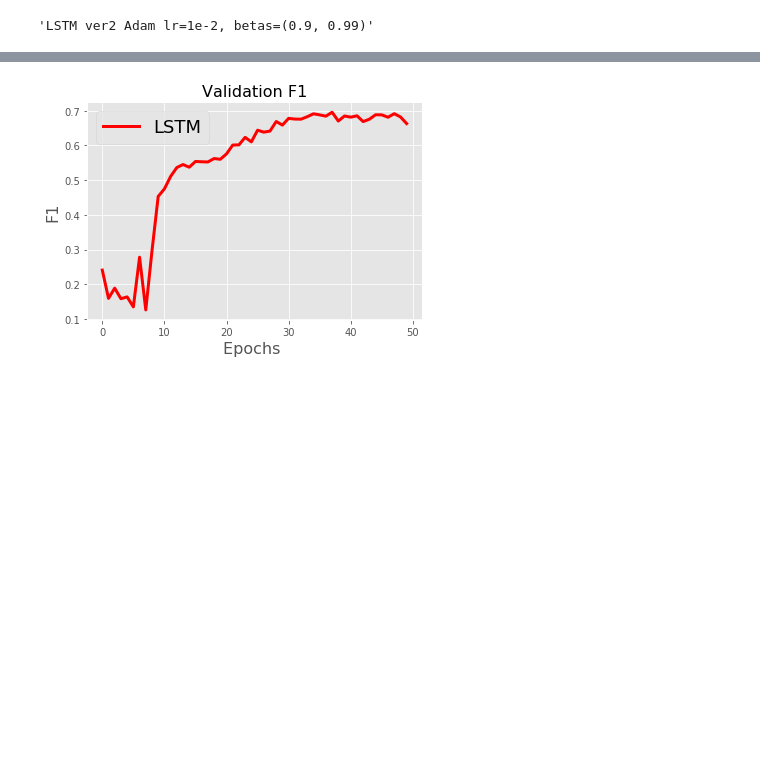
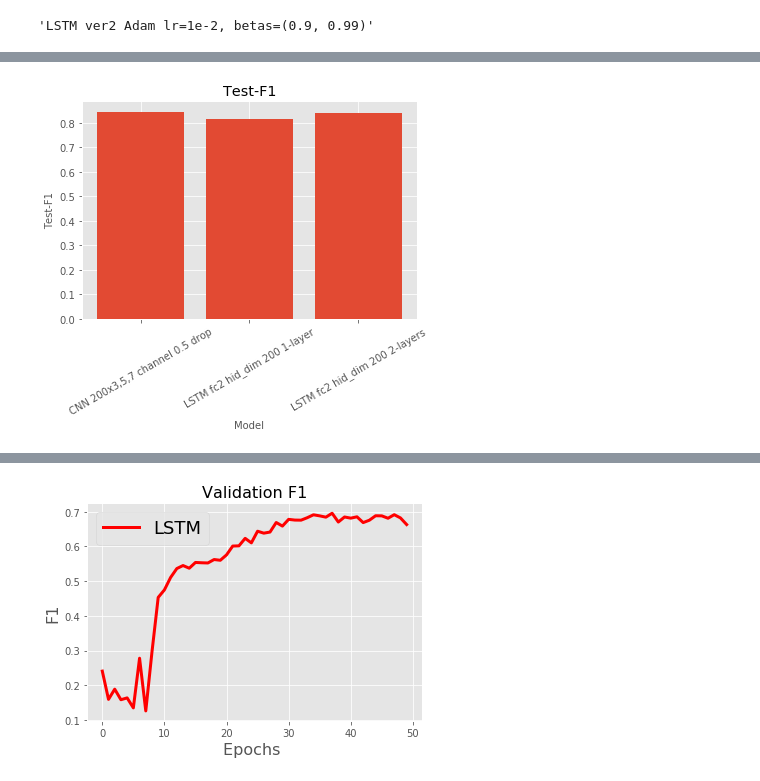
Before and after one commit to jannenev/reuters, a Jupyter notebook: simple_version.ipynb, the cells around one changed output, grey strips where cells are left out. Saved outputs shown, nothing was run; the diff lists cells and outputs as text; code cells hidden in the pictures; blank space fills up the shorter version.

```diff
--- a/simple_version.ipynb
+++ b/simple_version.ipynb
@@ -850,3 +882,19 @@ res
+# %%
+# Bar
+index = np.arange(len(res))
+values = res['Test_f1']
+labels = res['Desc']
+
+plt.ylim = ([0.5, 0.9]) # is set, but not effecting bar
+plt.bar(index, values)
+plt.xlabel('Model', fontsize=10)
+plt.ylabel('Test-F1', fontsize=10)
+plt.xticks(index, labels, fontsize=10, rotation=30)
+plt.title('Test-F1')
+
+plt.show()
+# %% [output]
+[figure, added]
 # %%
 #epochs = len(train_losses)
 plt.switch_backend('agg')
```
Also changed, not shown: parts of 7 cells of this notebook, 1 other file.
